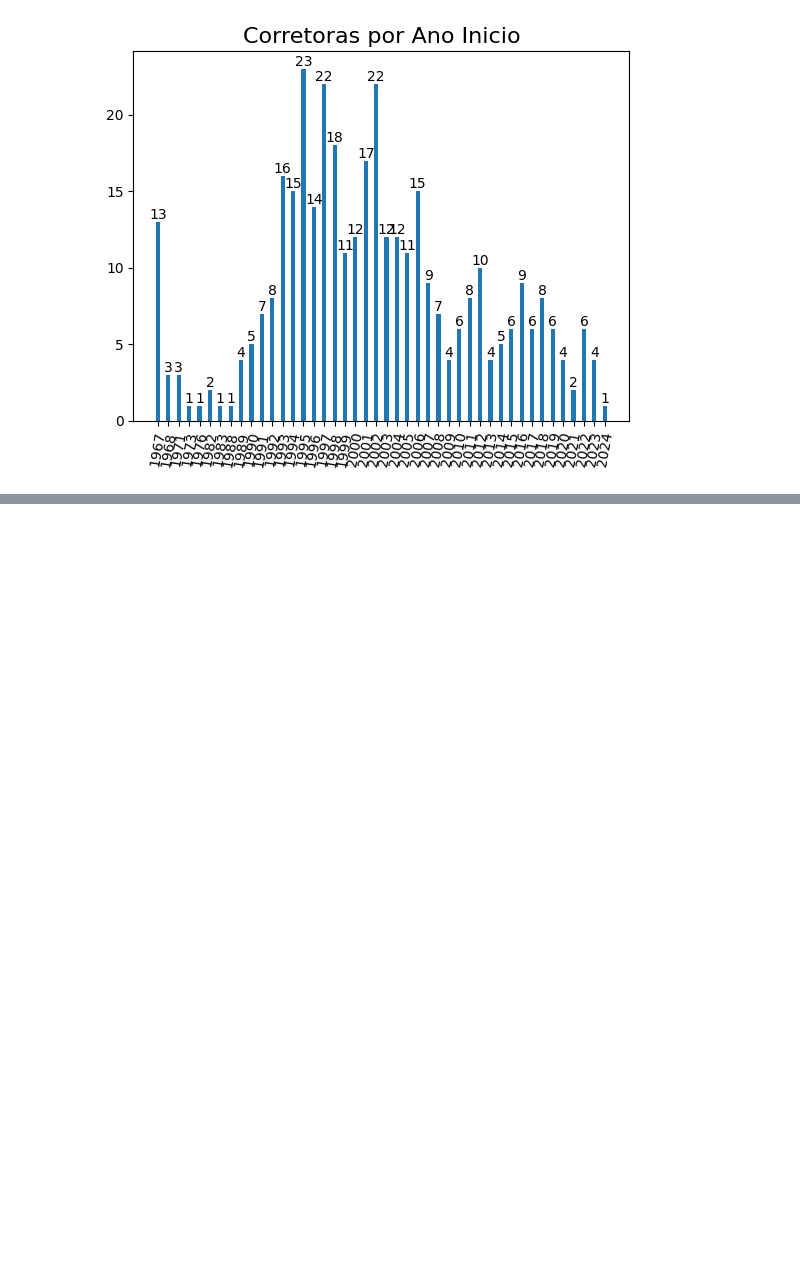
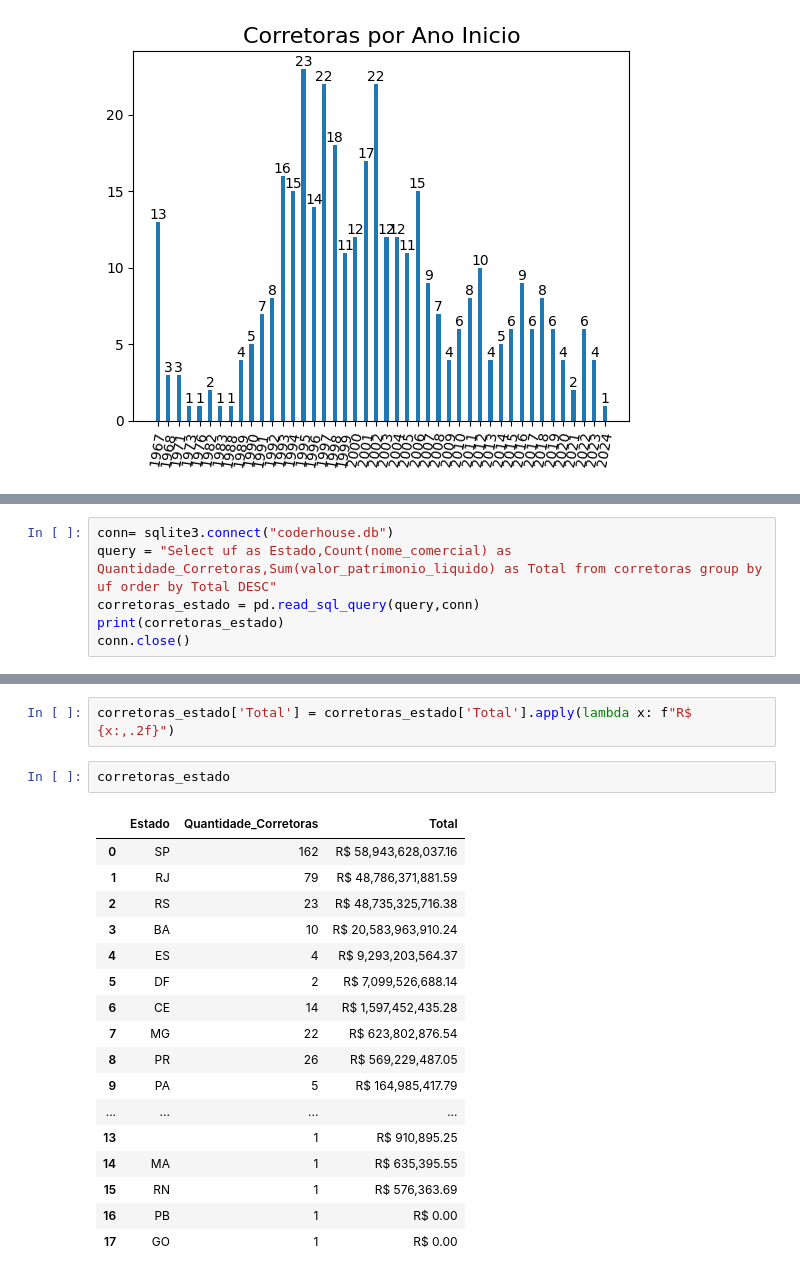
Before and after one commit to RodCavallini/Desafio-Final, a Jupyter notebook: Consultas.ipynb, the cells around one changed output, grey strips where cells are left out. Drawn from its saved outputs; the diff is of its cells as text; blank space fills up the shorter version.

```diff
--- a/Consultas.ipynb
+++ b/Consultas.ipynb
@@ -83,0 +87,6 @@ plt.show()
+# %%
+conn= sqlite3.connect("coderhouse.db")
+query = "Select uf as Estado,Count(nome_comercial) as Quantidade_Corretoras,Sum(valor_patrimonio_liquido) as Total from corretoras group by uf order by Total DESC"
+corretoras_estado = pd.read_sql_query(query,conn)
+print(corretoras_estado)
+conn.close()
@@ -83,0 +113,22 @@ plt.show()
+# %%
+corretoras_estado['Total'] = corretoras_estado['Total'].apply(lambda x: f"R$ {x:,.2f}")
+# %%
+corretoras_estado
+# %% [output]
+|  | Estado | Quantidade_Corretoras | Total |
+| 0 | SP | 162 | R$ 58,943,628,037.16 |
+| 1 | RJ | 79 | R$ 48,786,371,881.59 |
+| 2 | RS | 23 | R$ 48,735,325,716.38 |
+| 3 | BA | 10 | R$ 20,583,963,910.24 |
+| 4 | ES | 4 | R$ 9,293,203,564.37 |
+| 5 | DF | 2 | R$ 7,099,526,688.14 |
+| 6 | CE | 14 | R$ 1,597,452,435.28 |
+| 7 | MG | 22 | R$ 623,802,876.54 |
+| 8 | PR | 26 | R$ 569,229,487.05 |
+| 9 | PA | 5 | R$ 164,985,417.79 |
+| ... | ... | ... | ... |
+| 13 |  | 1 | R$ 910,895.25 |
+| 14 | MA | 1 | R$ 635,395.55 |
+| 15 | RN | 1 | R$ 576,363.69 |
+| 16 | PB | 1 | R$ 0.00 |
+| 17 | GO | 1 | R$ 0.00 |
```
Also changed, not shown: parts of 3 cells of this notebook, 1 other file.
